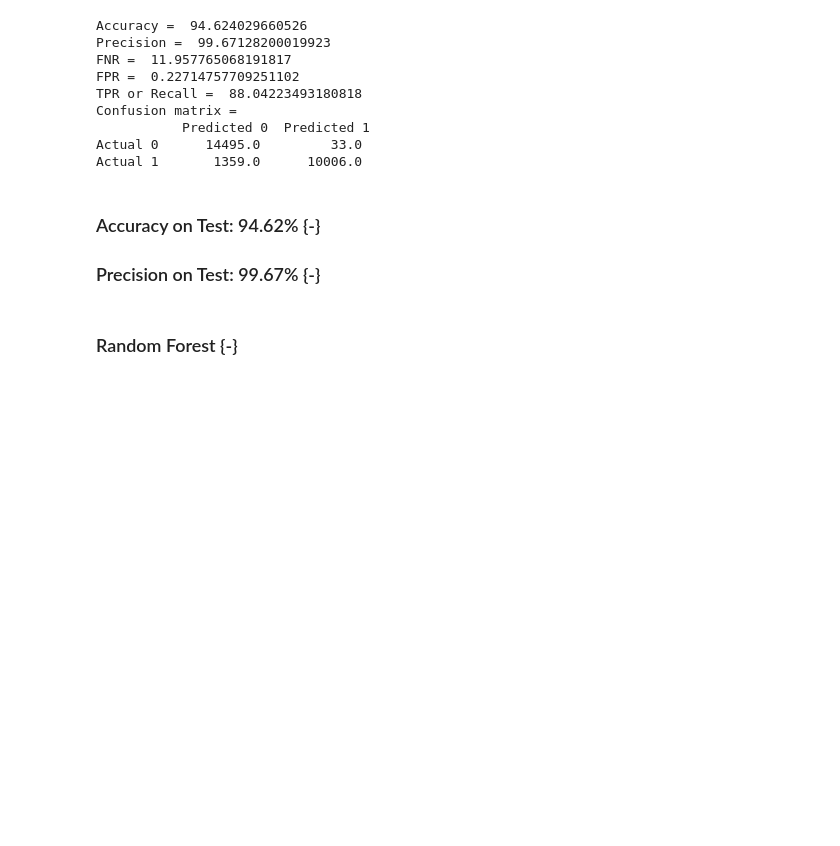
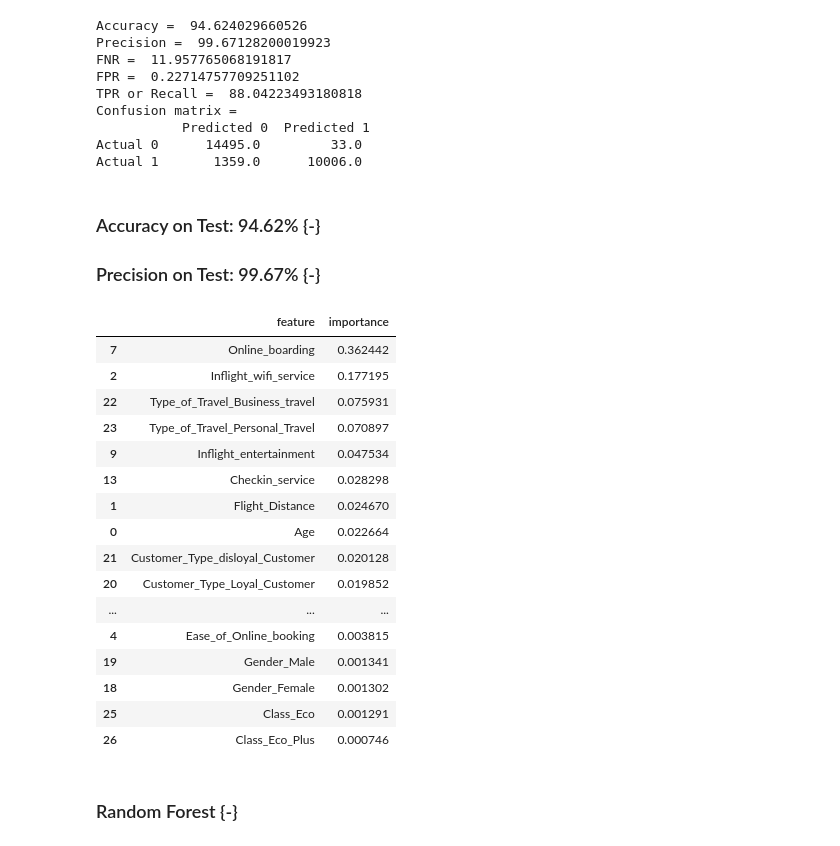
Before and after one commit to cs2027/stat-303-3-project, a Jupyter notebook: Stat 303-3 Final Project, Base Models.ipynb, the cells around one changed output. Drawn from its saved outputs; the diff is of its cells as text; code cells hidden in the pictures; blank space fills up the shorter version.

```diff
--- a/Stat 303-3 Final Project, Base Models.ipynb
+++ b/Stat 303-3 Final Project, Base Models.ipynb
@@ -509,6 +628,37 @@ Actual 1       1359.0      10006.0
 # %% [markdown]
 ### Accuracy on Test: 94.62% {-}
 ### Precision on Test: 99.67% {-}
+# %%
+feature_importances = np.mean([
+    tree.feature_importances_ for tree in model_updated.estimators_
+], axis=0)
+
+pd.DataFrame(
+    zip(X.columns, feature_importances),
+    columns = ["feature", "importance"]
+).sort_values(
+    by = "importance",
+    key = lambda x: abs(x),
+    ascending = False
+)
+# %% [output]
+|  | feature | importance |
+| 7 | Online_boarding | 0.362442 |
+| 2 | Inflight_wifi_service | 0.177195 |
+| 22 | Type_of_Travel_Business_travel | 0.075931 |
+| 23 | Type_of_Travel_Personal_Travel | 0.070897 |
+| 9 | Inflight_entertainment | 0.047534 |
+| 13 | Checkin_service | 0.028298 |
+| 1 | Flight_Distance | 0.024670 |
+| 0 | Age | 0.022664 |
+| 21 | Customer_Type_disloyal_Customer | 0.020128 |
+| 20 | Customer_Type_Loyal_Customer | 0.019852 |
+| ... | ... | ... |
+| 4 | Ease_of_Online_booking | 0.003815 |
+| 19 | Gender_Male | 0.001341 |
+| 18 | Gender_Female | 0.001302 |
+| 25 | Class_Eco | 0.001291 |
+| 26 | Class_Eco_Plus | 0.000746 |
 # %% [markdown]
 ### Random Forest {-}
 # %%
```
Also changed, not shown: parts of 10 cells of this notebook.
